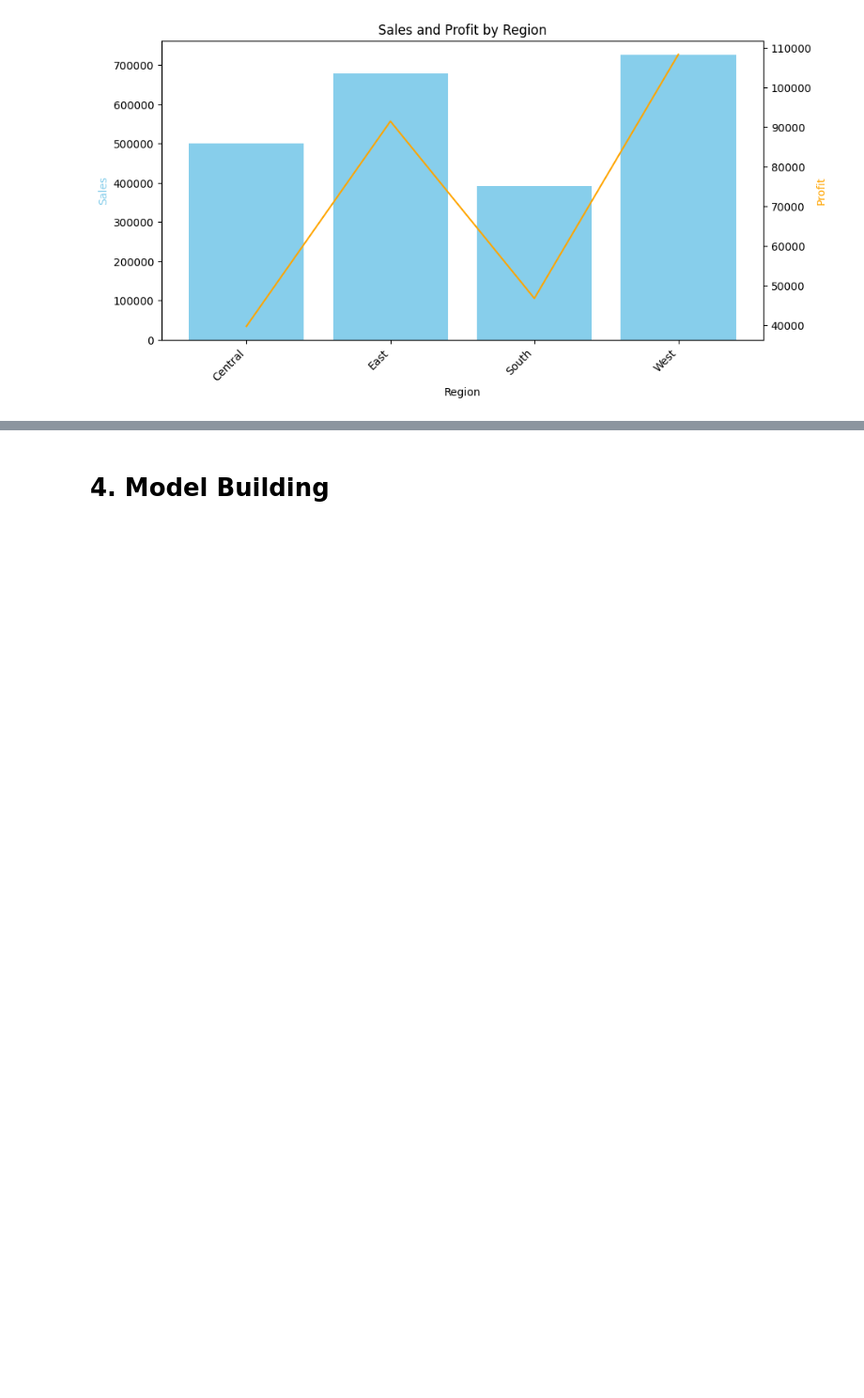
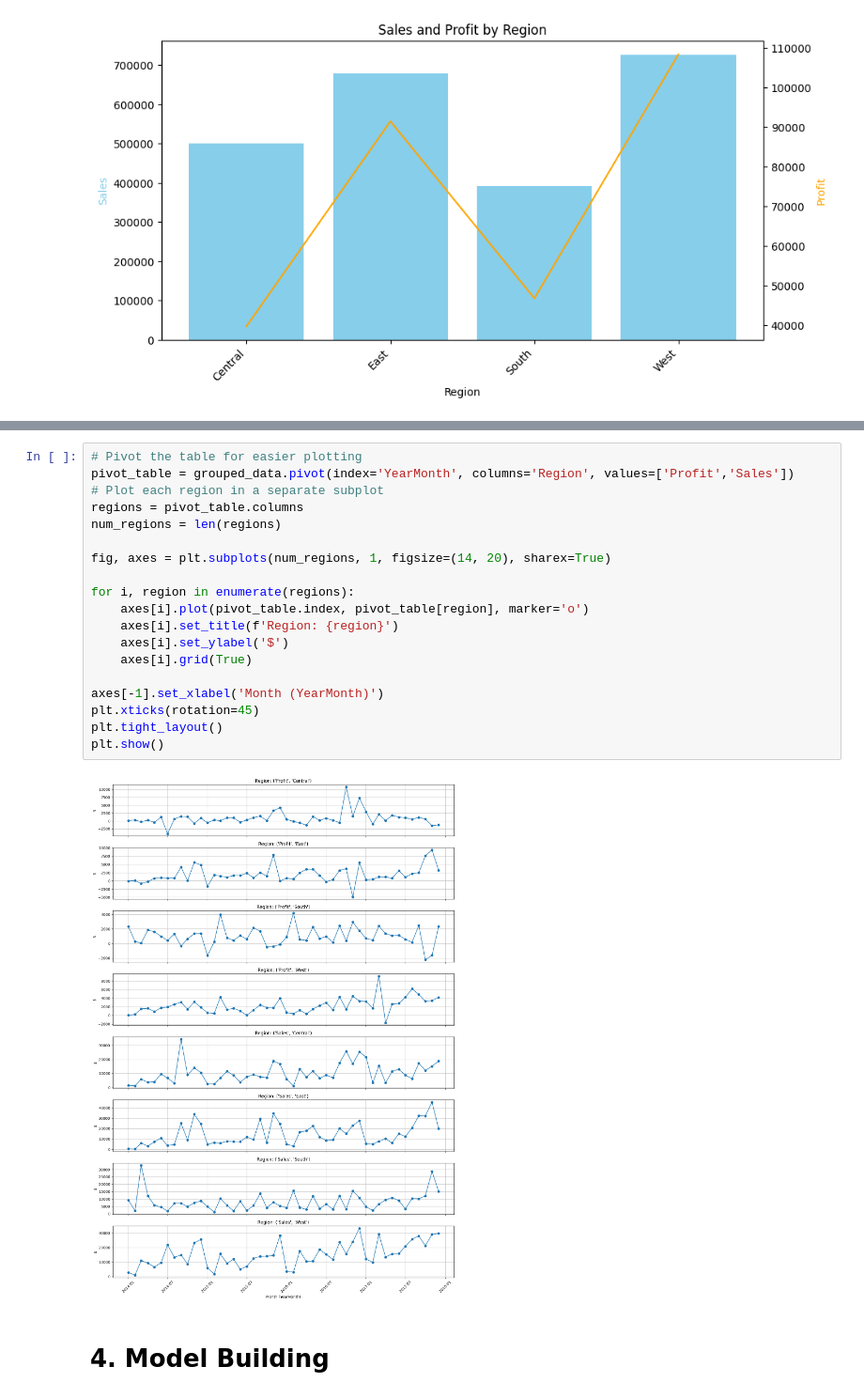
Before and after one commit to aihtn2708/DA-Life-Cycle, a Jupyter notebook: DA_Life_Cycle.ipynb, the cells around one changed output, grey strips where cells are left out. Shown at 94% size. Saved outputs shown, nothing was run; the diff lists cells and outputs as text; blank space fills up the shorter version.

```diff
--- a/DA_Life_Cycle.ipynb
+++ b/DA_Life_Cycle.ipynb
@@ -464,3 +471,24 @@ for region in regions:
+# %%
+# Pivot the table for easier plotting
+pivot_table = grouped_data.pivot(index='YearMonth', columns='Region', values=['Profit','Sales'])
+# Plot each region in a separate subplot
+regions = pivot_table.columns
+num_regions = len(regions)
+
+fig, axes = plt.subplots(num_regions, 1, figsize=(14, 20), sharex=True)
+
+for i, region in enumerate(regions):
+    axes[i].plot(pivot_table.index, pivot_table[region], marker='o')
+    axes[i].set_title(f'Region: {region}')
+    axes[i].set_ylabel('$')
+    axes[i].grid(True)
+
+axes[-1].set_xlabel('Month (YearMonth)')
+plt.xticks(rotation=45)
+plt.tight_layout()
+plt.show()
+# %% [output]
+[figure, added]
 # %% [markdown]
 # **4. Model Building**
 # %% [markdown]
```
Also changed, not shown: parts of 7 cells of this notebook.
